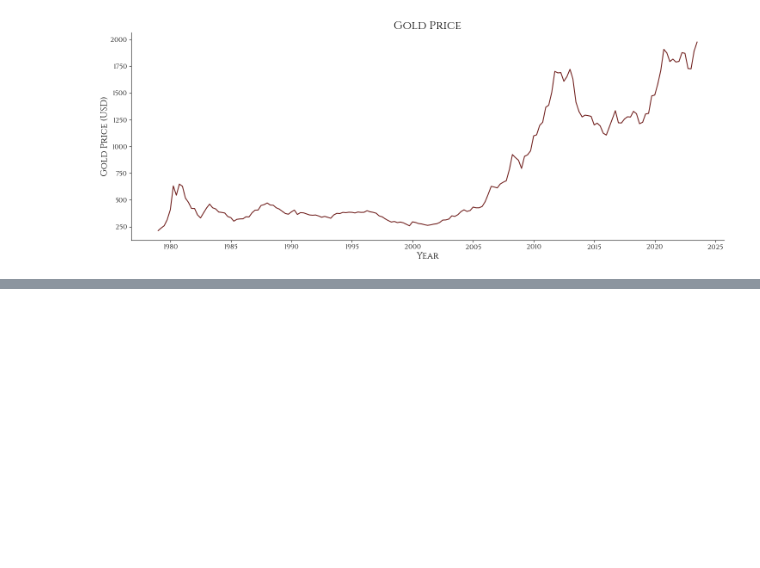
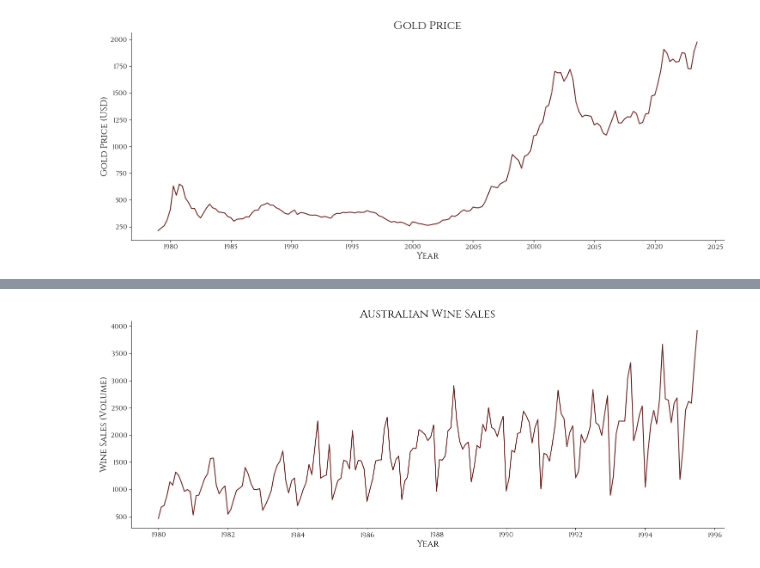
Before and after one commit to kwuh91/LSTF-Transformers-coursework, a Jupyter notebook: main.ipynb, the cells around one changed output, grey strips where cells are left out. Drawn from its saved outputs; the diff is of its cells as text; code cells hidden in the pictures; blank space fills up the shorter version.

```diff
--- a/main.ipynb
+++ b/main.ipynb
@@ -275,0 +334,3 @@ plt.show()
+# %%
+wine_df = pd.read_csv('data/AusWineSales.csv')
+wine_df
@@ -275,0 +351,6 @@ plt.show()
+# %%
+wine_df = wine_df[['YearMonth', 'Red']].copy()
+wine_df['YearMonth'] = pd.to_datetime(wine_df['YearMonth'], format='%Y-%m')
+
+wine_df.sort_values('YearMonth', inplace=True)
+wine_df
@@ -275,0 +371,14 @@ plt.show()
+# %%
+# Create the plot
+fig, ax = plt.subplots(figsize=(15, 6))
+ax.plot(wine_df['YearMonth'], wine_df['Red'], linestyle='-', color=RED)
+
+ax.set_title('Australian Wine Sales')
+
+decorate_plot(ax, 'Year', 'Wine Sales (Volume)', '')
+
+# plt.savefig(f'images/time_series_example_wine.png', dpi=300, transparent=True)
+
+plt.show()
+# %% [output]
+[figure, added]
```
Also changed, not shown: parts of 10 cells of this notebook, 6 other files.
